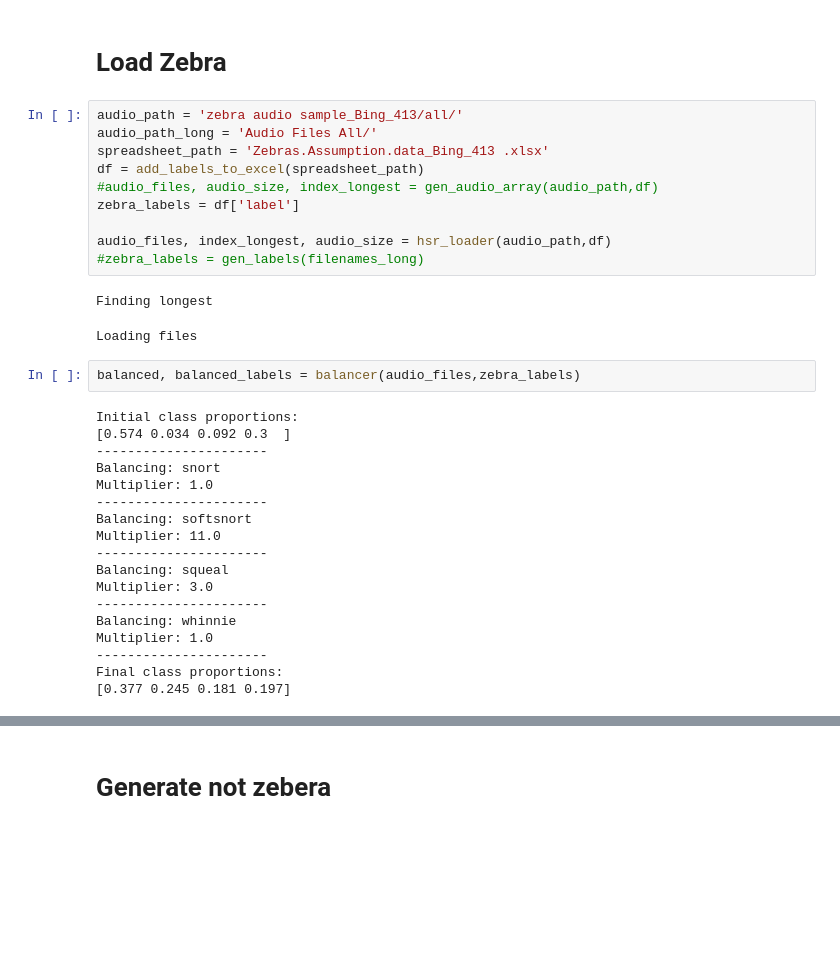
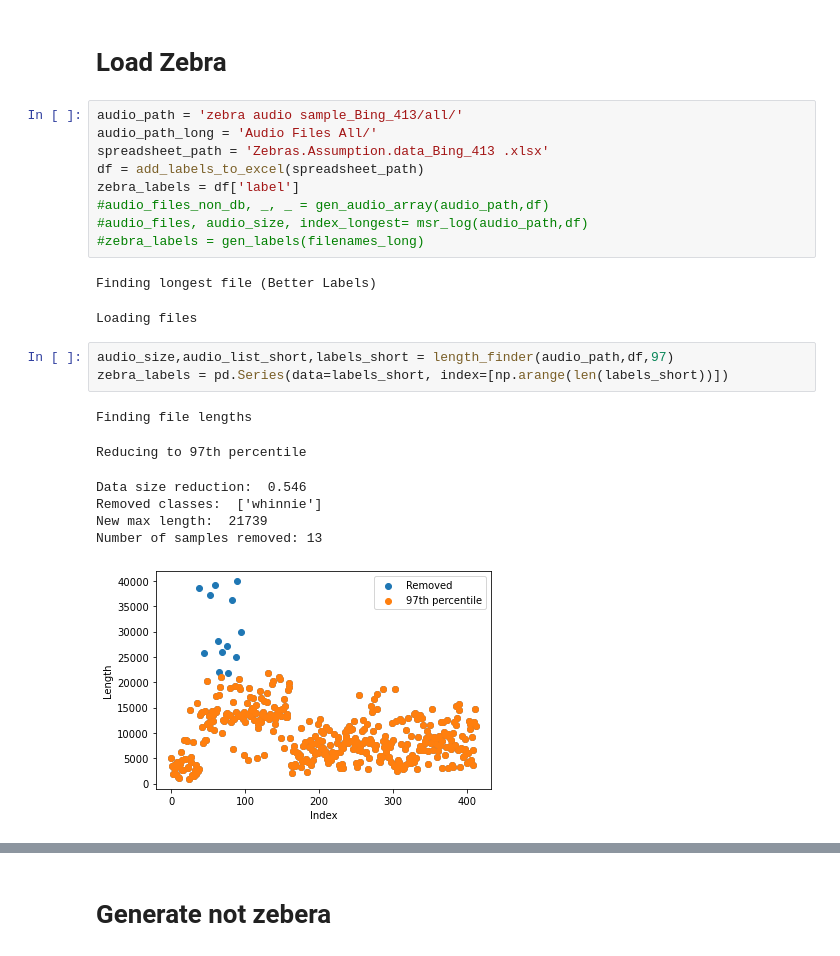
Before and after one commit to AleksandraPanfilova/Zebra_Project, a Jupyter notebook: Audio Load Example.ipynb, the cells around one changed output, grey strips where cells are left out. Cells and saved outputs as stored; diff of their text form; blank space fills up the shorter version.

```diff
--- a/Audio Load Example.ipynb
+++ b/Audio Load Example.ipynb
@@ -18,31 +18,21 @@ audio_path = 'zebra audio sample_Bing_413/all/'
 audio_path_long = 'Audio Files All/'
 spreadsheet_path = 'Zebras.Assumption.data_Bing_413 .xlsx'
 df = add_labels_to_excel(spreadsheet_path)
-#audio_files, audio_size, index_longest = gen_audio_array(audio_path,df)
 zebra_labels = df['label']
-
-audio_files, index_longest, audio_size = hsr_loader(audio_path,df)
+#audio_files_non_db, _, _ = gen_audio_array(audio_path,df)
+#audio_files, audio_size, index_longest= msr_log(audio_path,df)
 #zebra_labels = gen_labels(filenames_long)
 # %% [output]
-Finding longest
+Finding longest file (Better Labels)
 Loading files
-# %%
-balanced, balanced_labels = balancer(audio_files,zebra_labels)
-# %% [output]
-Initial class proportions:
-[0.574 0.034 0.092 0.3  ]
-----------------------
-Balancing: snort
-Multiplier: 1.0
-----------------------
-Balancing: softsnort
-Multiplier: 11.0
-----------------------
-Balancing: squeal
-Multiplier: 3.0
-----------------------
-Balancing: whinnie
-Multiplier: 1.0
-----------------------
-Final class proportions:
-[0.377 0.245 0.181 0.197]
+# %%
+audio_size,audio_list_short,labels_short = length_finder(audio_path,df,97)
+zebra_labels = pd.Series(data=labels_short, index=[np.arange(len(labels_short))])
+# %% [output]
+Finding file lengths
+Reducing to 97th percentile
+Data size reduction:  0.546
+Removed classes:  ['whinnie']
+New max length:  21739
+Number of samples removed: 13
+[figure, added]
```
Also changed, not shown: parts of 19 cells of this notebook, 1 other file.
